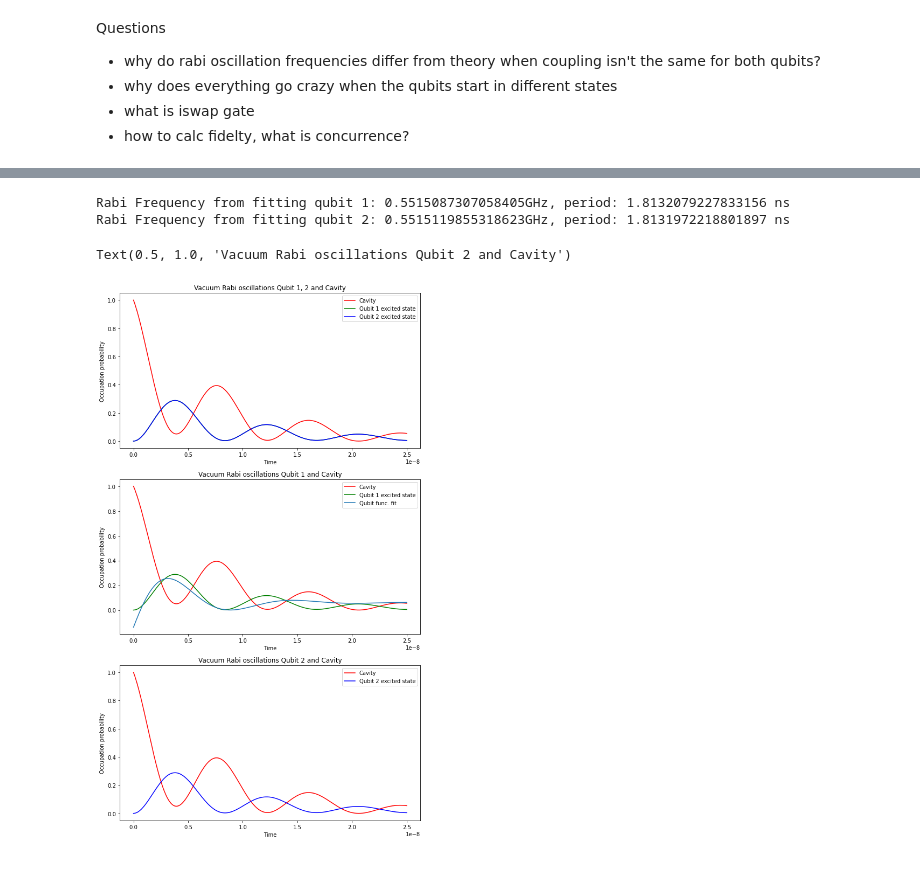
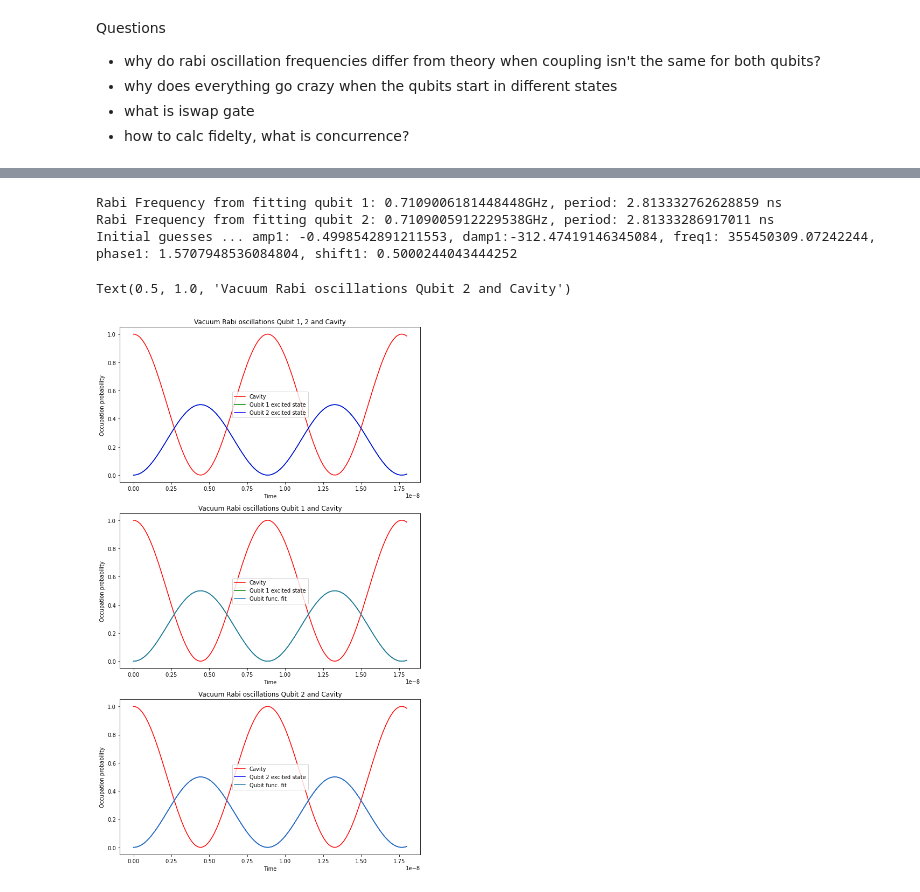
Before and after one commit to acatspirit/Fermilab2022, a Jupyter notebook: resonator2Qubits0.ipynb, the cells around one changed output, grey strips where cells are left out. Cells and saved outputs as stored; diff of their text form; code cells hidden in the pictures.

```diff
--- a/resonator2Qubits0.ipynb
+++ b/resonator2Qubits0.ipynb
@@ -115,9 +115,9 @@ qubit 1 rabi frequency 0.7539822368615512 GHz, qubit 2 rabi frequency 0.75398223
 # %%
 ## https://journals.aps.org/pra/pdf/10.1103/PhysRevA.105.013719
 # cavity dissapation rate
-kappa = 0.033 * 2 * np.pi * GHz
+kappa = 0#0.033 * 2 * np.pi * GHz
 # qubit dissapation rate
-gamma1 = 0.00261 * GHz * 2* np.pi
+gamma1 = 0#0.00261 * GHz * 2* np.pi
 gamma2 = gamma1
 
 
@@ -144,8 +144,9 @@ def fit_guess(times, a, b,c, d,e):
         b - frequency of sinusoid
         c - phase shift of sinusoid
         d - y offset of sinusoid
+        e - exponential decay rate
     """
-    return a*np.exp(-e*times)*np.sin(b*times + c) + d
+    return a*np.exp(-e*times)*(np.sin(b*times + c))**2 + d
 def sine_guess(params, t, y):
     #useful ex
     # https://www.mandeepbasson.com/resources/python/curvefitting/curve_fitting/
@@ -154,7 +155,7 @@ def sine_guess(params, t, y):
     b = params['freq']
     c = params['phase']
     d = params['shift']
-    y_fit = a*np.exp(-e*t)*np.sin(b*t + c) + d
+    y_fit = a*np.exp(-e*t)*np.sin(b*t + c)**2 + d
     return y_fit-y
 
 def time_for_val(times, output, outputs):
@@ -195,12 +196,21 @@ phase2 = time_for_val(tlist,shift2,n_q2)[0]
 # damping coefficient calculation from noise
 l_max_1 = argrelextrema(n_q1, np.greater)[0] # returns tuple of arrays of local maxes
 l_max_2 = argrelextrema(n_q2, np.greater)[0]
-damp1 = -(np.log(n_q1[l_max_1[0]]) + np.log(n_q1[l_max_1[1]]))/(tlist[l_max_1[0]] + tlist[l_max_1[1]])
-damp2 = -(np.log(n_q2[l_max_2[0]]) + np.log(n_q2[l_max_2[1]]))/(tlist[l_max_2[0]] + tlist[l_max_2[1]])
+damp1 = -(np.log(n_q1[l_max_1[0]]))/(tlist[l_max_1[0]])
+damp2 = -(np.log(n_q2[l_max_2[0]]))/(tlist[l_max_2[0]])
 
 print(f"The guess fit for q1 is {amp1}exp(-{damp1}t)sin(2pi{freq1}t + {phase1}) + {shift1}")
-print(f"The guess fit for q1 is {amp2}exp(-{damp2}t)sin(2pi{freq2}t + {phase2}) + {shift2}")
+print(f"The guess fit for q2 is {amp2}exp(-{damp2}t)sin(2pi{freq2}t + {phase2}) + {shift2}")
 
+#calc decay time
+if n1 == 1 and n2 == 0:
+    Tq1 = -tlist[l_max_1[0]]/np.log(n_q1[l_max_1[0]])
+else:
+    Tq1 = 1.821086413166004e-08 # from previous calculation
+if n1 == 0 and n2 == 1:
+    Tq2 = -tlist[l_max_2[0]]/np.log(n_q2[l_max_2[0]])
+else:
+    Tq2 = 1.8210864131660038e-08
 
 # Define the params of the fit functions
 params = Parameters()
@@ -209,5 +219,5 @@ params.add('damp', min=0, max=1*(10**9))
 params.add('freq',min=-2*np.pi*(10**9),max=2*np.pi*(10**9))
 params.add('phase', min=-1*(10**-9), max=1*(10**-9))
 params.add('shift', min=-1,max=1)
-print(fit_report(fitted_params))
+# print(fit_report(fitted_params))
 # %% [output]
@@ -238,50 +233,53 @@ The guess fit for q1 is 0.1441354244400432exp(-211936505.18446612t)sin(2pi124999
 # d1 = fitted_params.params['shift'].value
 
 # get fit functions for both results
-param1, param_cov1 = curve_fit(fit_guess, tlist, n_q1, maxfev=50000, p0=[amp1, 2*np.pi*freq1, phase1, shift1,damp1])
-fit_func_q1 = param1[0]*np.exp(-param1[4]*tlist)*(np.sin(param1[1]*tlist + param1[2])) + param1[3]
+param1, param_cov1 = curve_fit(fit_guess, tlist, n_q1, maxfev=50000, p0=[amp1, 2*np.pi*freq1, phase1, shift1,damp1], method='lm')
+fit_func_q1 = param1[0]*np.exp(-param1[4]*tlist)*(np.sin(param1[1]*tlist + param1[2]))**2 + param1[3]
+# fit_func_q1 = param1[0]*np.exp(-param1[4]*tlist)*(np.sin(param1[1]*tlist + param1[2])) + param1[3]
 # fit_func_q1 = a1*np.exp(-e1*tlist)*(np.sin(b1*tlist + c1)) + d1
 
 
-param2, param_cov2 = curve_fit(fit_guess, tlist, n_q2, maxfev=50000, p0=[amp2, 2*np.pi*freq2, phase2, shift2,damp2])
-fit_func_q2 = param2[0]*np.exp(-param2[4]*tlist)*(np.sin(param2[1]*tlist + param2[2])) + param2[3]
+param2, param_cov2 = curve_fit(fit_guess, tlist, n_q2, maxfev=50000, p0=[amp2, 2*np.pi*freq2, phase2, 0,damp2])
+fit_func_q2 = param2[0]*np.exp(-param2[4]*tlist)*(np.sin(param2[1]*tlist + param2[2]))**2 + param2[3]
 
 # param3, param_cov3 = curve_fit(fit_guess, tlist, n_c, maxfev=5000, p0=[1,(r1+r2)/2*GHz, -np.pi/2])
 # fit_func_c = param3[0]*(np.sin(param3[1]*tlist + param3[2]))
 
-print(f"Rabi Frequency from fitting qubit 1: {abs(param1[1])/GHz}GHz, period: {1/abs(param1[1])*GHz} ns")
-print(f"Rabi Frequency from fitting qubit 2: {abs(param2[1])/GHz}GHz, period: {1/abs(param2[1])*GHz} ns")
+print(f"Rabi Frequency from fitting qubit 1: {abs(2*param1[1])/GHz}GHz, period: {1/abs(param1[1])*GHz} ns")
+print(f"Rabi Frequency from fitting qubit 2: {abs(2*param2[1])/GHz}GHz, period: {1/abs(param2[1])*GHz} ns")
+print(f"Initial guesses ... amp1: {param1[0]}, damp1:{param1[4]}, freq1: {param1[1]}, phase1: {param1[2]}, shift1: {param1[3]}")
 # print(f"Rabi Frequency from fitting cavity: {abs(param3[1])/GHz}GHz, period: {1/abs(param3[1])*GHz} ns")
 
 # Oscillations with both qubits
 fig, axes = plt.subplots(3, 1, sharex=False, figsize=(10,18))
 axes[0].plot(tlist, n_c, 'r', label="Cavity")
 axes[0].plot(tlist, n_q1, 'g', label="Qubit 1 excited state")
 axes[0].plot(tlist, n_q2, 'b',  label="Qubit 2 excited state")
 axes[0].legend(loc=0)
 axes[0].set_xlabel('Time')
 axes[0].set_ylabel('Occupation probability')
 axes[0].set_title('Vacuum Rabi oscillations Qubit 1, 2 and Cavity')
 
 # Oscillations with q1 and cavity
 axes[1].plot(tlist, n_c, 'r', label="Cavity")
 axes[1].plot(tlist, n_q1, 'g', label="Qubit 1 excited state")
 axes[1].plot(tlist, fit_func_q1, label="Qubit func. fit")
 axes[1].legend(loc=0)
 axes[1].set_xlabel('Time')
 axes[1].set_ylabel('Occupation probability')
 axes[1].set_title('Vacuum Rabi oscillations Qubit 1 and Cavity')
 
 # Oscillations with q2 and cavity
 axes[2].plot(tlist, n_c, 'r', label="Cavity")
 axes[2].plot(tlist, n_q2, 'b',  label="Qubit 2 excited state")
-# axes[2].plot(tlist, fit_func_q2, label="Qubit func. fit")
+axes[2].plot(tlist, fit_func_q2, label="Qubit func. fit")
 axes[2].legend(loc=0)
 axes[2].set_xlabel('Time')
 axes[2].set_ylabel('Occupation probability')
 axes[2].set_title('Vacuum Rabi oscillations Qubit 2 and Cavity')
 # %% [output]
-Rabi Frequency from fitting qubit 1: 0.5515087307058405GHz, period: 1.8132079227833156 ns
-Rabi Frequency from fitting qubit 2: 0.5515119855318623GHz, period: 1.8131972218801897 ns
+Rabi Frequency from fitting qubit 1: 0.7109006181448448GHz, period: 2.813332762628859 ns
+Rabi Frequency from fitting qubit 2: 0.7109005912229538GHz, period: 2.81333286917011 ns
+Initial guesses ... amp1: -0.4998542891211553, damp1:-312.47419146345084, freq1: 355450309.07242244, phase1: 1.5707948536084804, shift1: 0.5000244043444252
 Text(0.5, 1.0, 'Vacuum Rabi oscillations Qubit 2 and Cavity')
-[figure, old version]
+[figure, new version]
```
Also changed, not shown: parts of 3 cells of this notebook.
